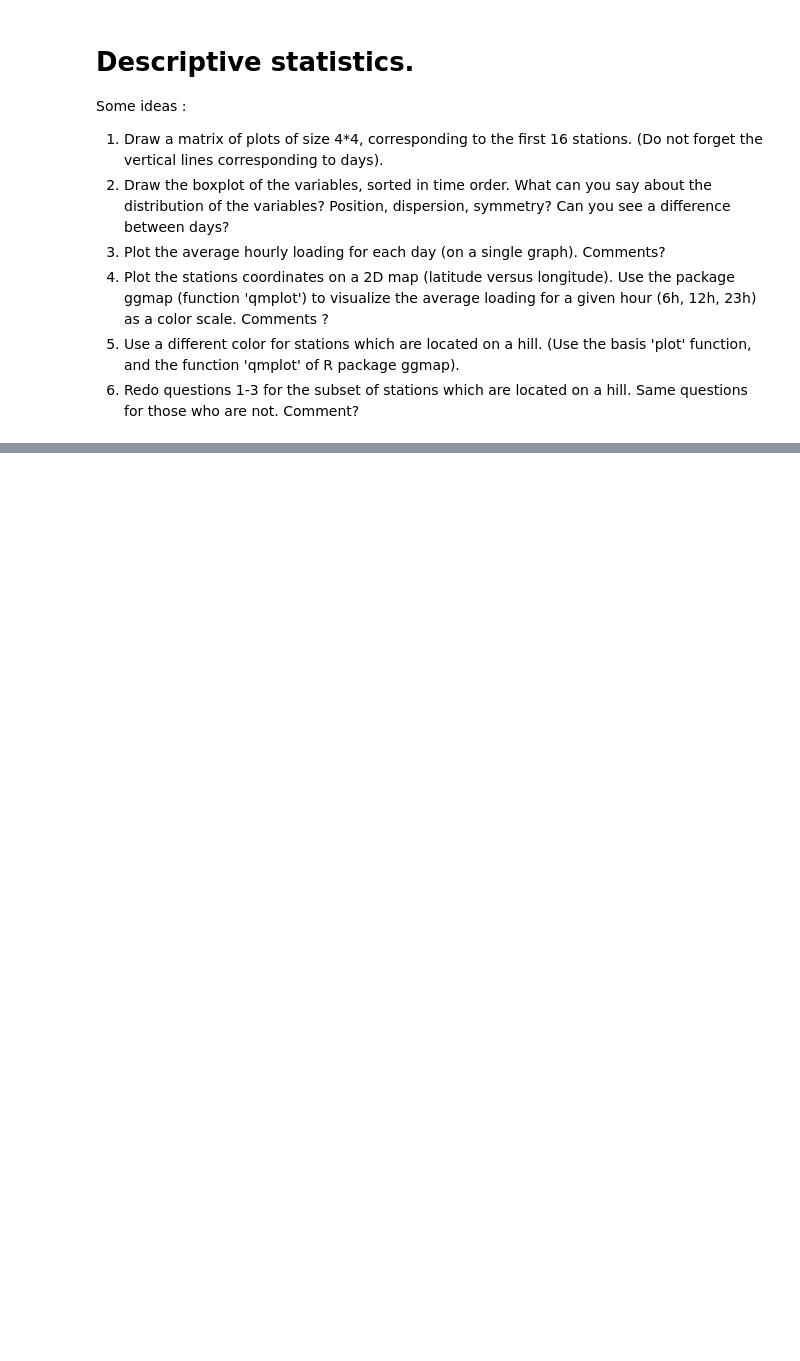
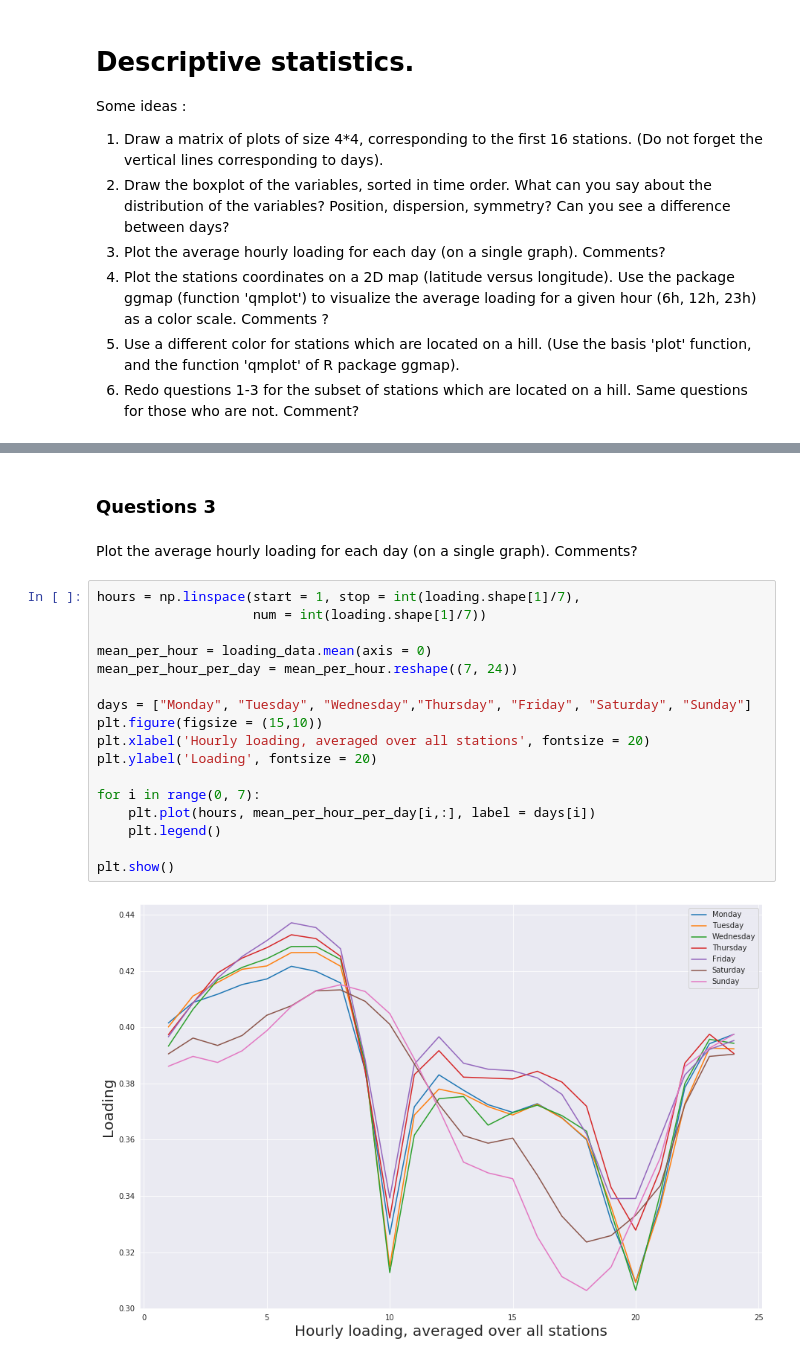
Before and after one commit to paul-corbalan/Data-analysis-Project-4Y-INSA, a Jupyter notebook: velib_PythonNotebook_starter.ipynb, the cells around one changed output, grey strips where cells are left out. Cells and saved outputs as stored; diff of their text form; blank space fills up the shorter version.

```diff
--- a/velib_PythonNotebook_starter.ipynb
+++ b/velib_PythonNotebook_starter.ipynb
@@ -60,0 +137,23 @@ Comments ?
+# %% [markdown]
+### Questions 3
+# %% [markdown]
+Plot the average hourly loading for each day (on a single graph). Comments?
+# %%
+hours = np.linspace(start = 1, stop = int(loading.shape[1]/7),
+                    num = int(loading.shape[1]/7))
+
+mean_per_hour = loading_data.mean(axis = 0)
+mean_per_hour_per_day = mean_per_hour.reshape((7, 24))
+
+days = ["Monday", "Tuesday", "Wednesday","Thursday", "Friday", "Saturday", "Sunday"]
+plt.figure(figsize = (15,10))
+plt.xlabel('Hourly loading, averaged over all stations', fontsize = 20)
+plt.ylabel('Loading', fontsize = 20)
+
+for i in range(0, 7):
+    plt.plot(hours, mean_per_hour_per_day[i,:], label = days[i])
+    plt.legend()
+
+plt.show()
+# %% [output]
+[figure, added]
```
Also changed, not shown: parts of 27 cells of this notebook.
